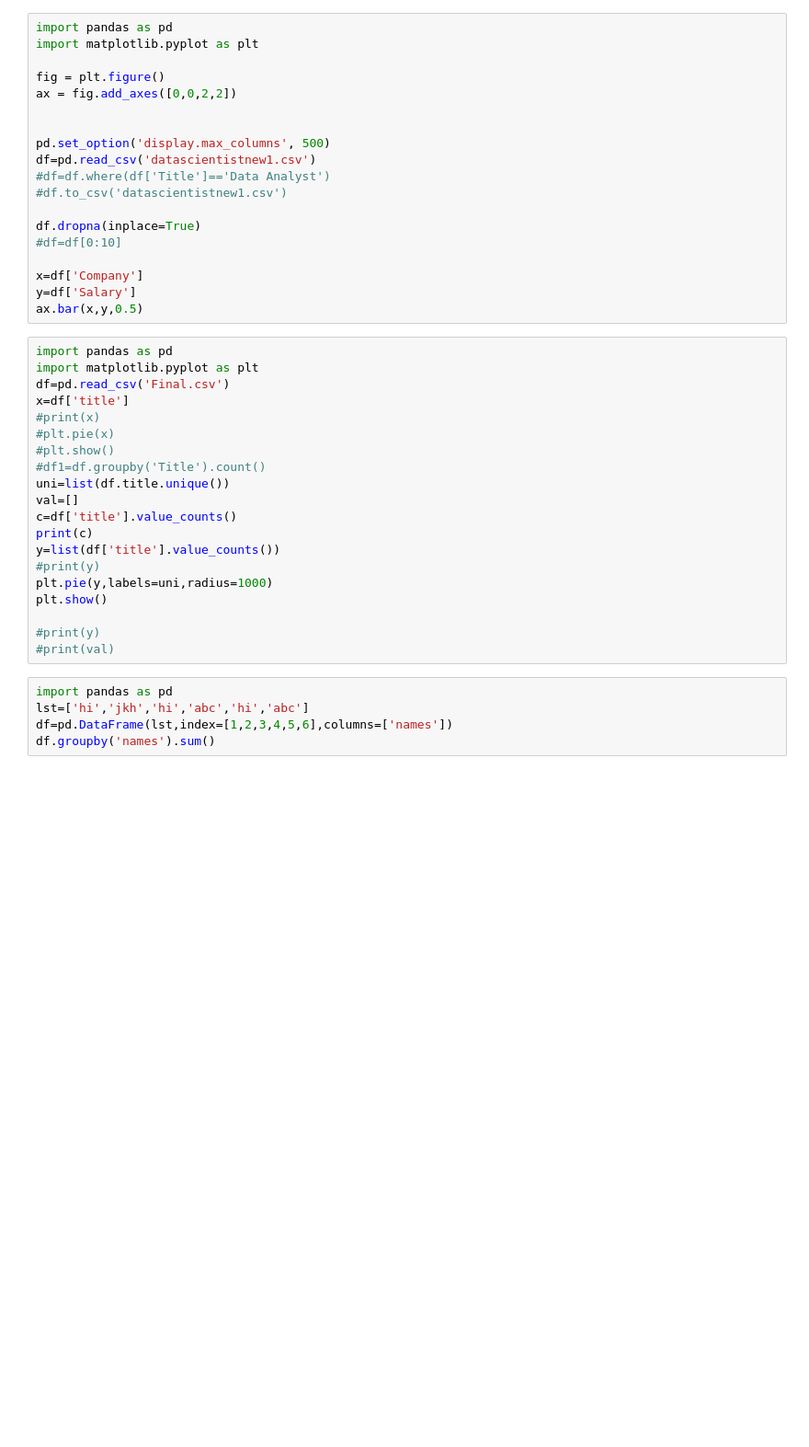
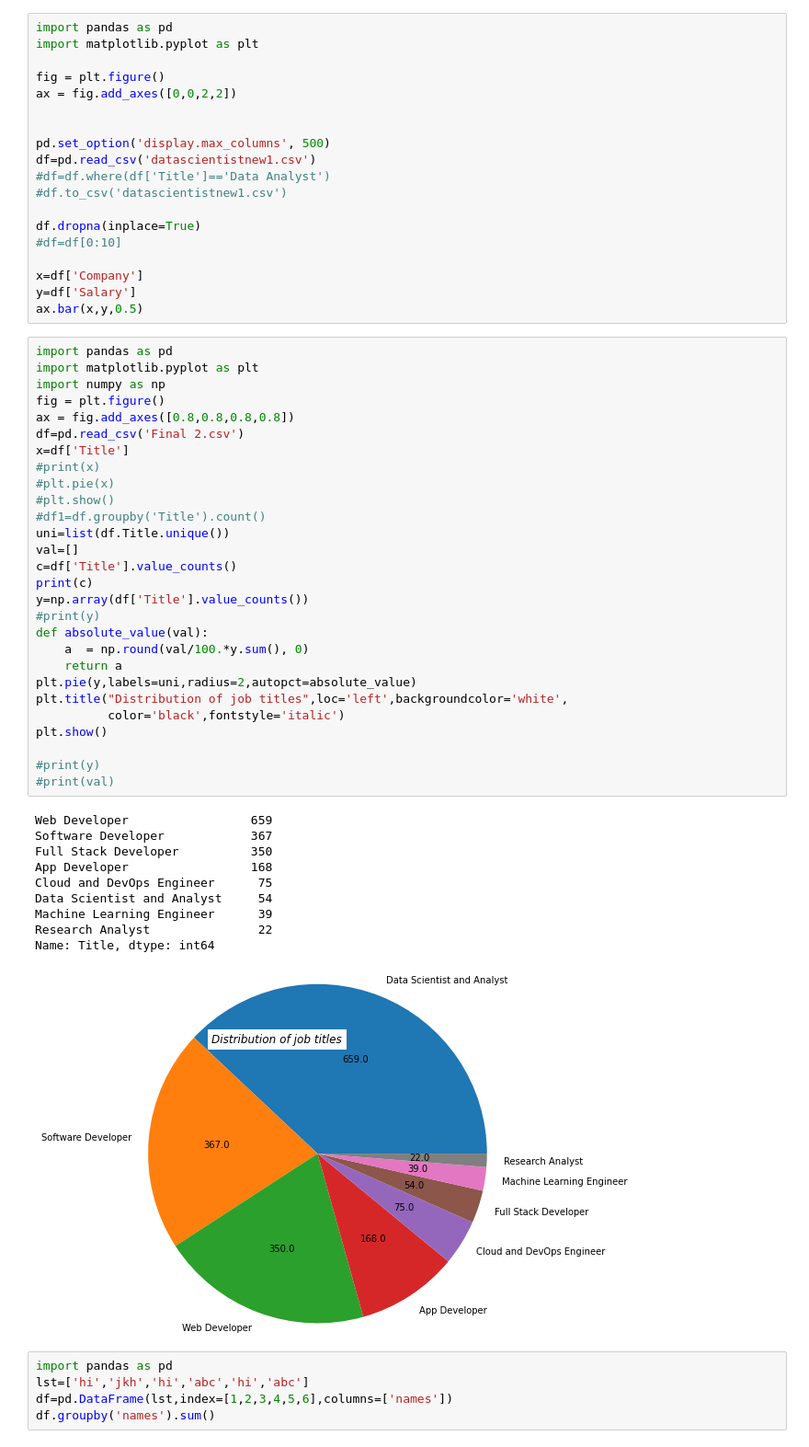
Before and after one commit to gunisha30/DS-and-ML, a Jupyter notebook: eda1.ipynb, the cells around one changed output. Shown: that part at 92% size. Drawn from its saved outputs; the diff is of its cells as text; blank space fills up the shorter version.

```diff
--- a/eda1.ipynb
+++ b/eda1.ipynb
@@ -29,23 +29,42 @@ ax.bar(x,y,0.5)
 # %%
 import pandas as pd
 import matplotlib.pyplot as plt
-df=pd.read_csv('Final.csv')
-x=df['title']
+import numpy as np
+fig = plt.figure()
+ax = fig.add_axes([0.8,0.8,0.8,0.8])
+df=pd.read_csv('Final 2.csv')
+x=df['Title']
 #print(x)
 #plt.pie(x)
 #plt.show()
 #df1=df.groupby('Title').count()
-uni=list(df.title.unique())
+uni=list(df.Title.unique())
 val=[]
-c=df['title'].value_counts()
+c=df['Title'].value_counts()
 print(c)
-y=list(df['title'].value_counts())
+y=np.array(df['Title'].value_counts())
 #print(y)
-plt.pie(y,labels=uni,radius=1000)
+def absolute_value(val):
+    a  = np.round(val/100.*y.sum(), 0)
+    return a
+plt.pie(y,labels=uni,radius=2,autopct=absolute_value)
+plt.title("Distribution of job titles",loc='left',backgroundcolor='white',
+          color='black',fontstyle='italic')
 plt.show()
 
 #print(y)
 #print(val)
+# %% [output]
+Web Developer                 659
+Software Developer            367
+Full Stack Developer          350
+App Developer                 168
+Cloud and DevOps Engineer      75
+Data Scientist and Analyst     54
+Machine Learning Engineer      39
+Research Analyst               22
+Name: Title, dtype: int64
+[figure, added]
 # %%
 import pandas as pd
 lst=['hi','jkh','hi','abc','hi','abc']
```
Also changed, not shown: parts of 7 cells of this notebook.
